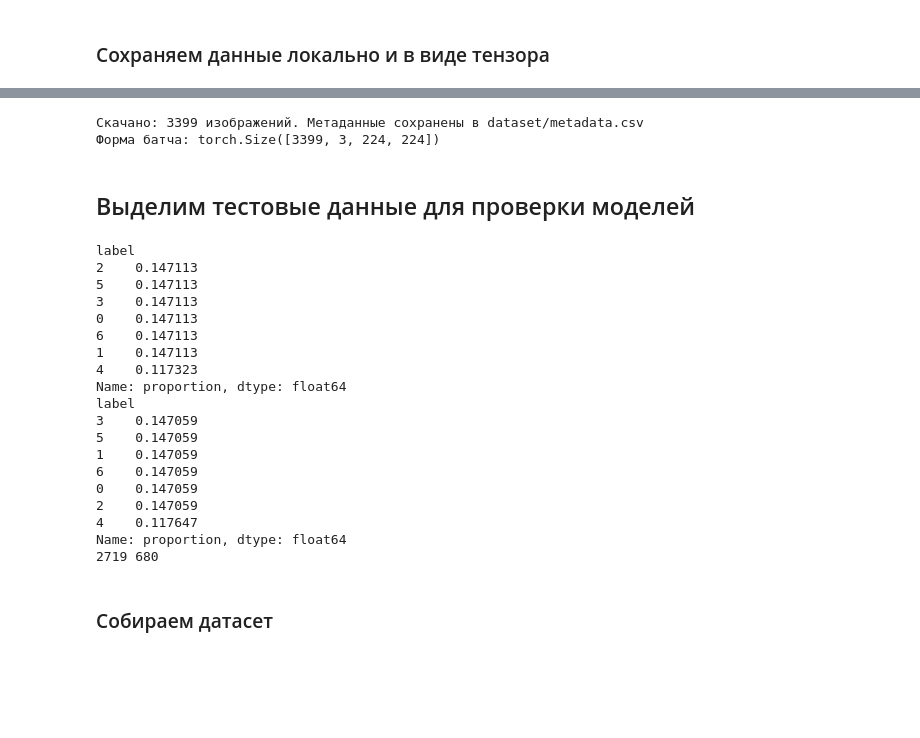
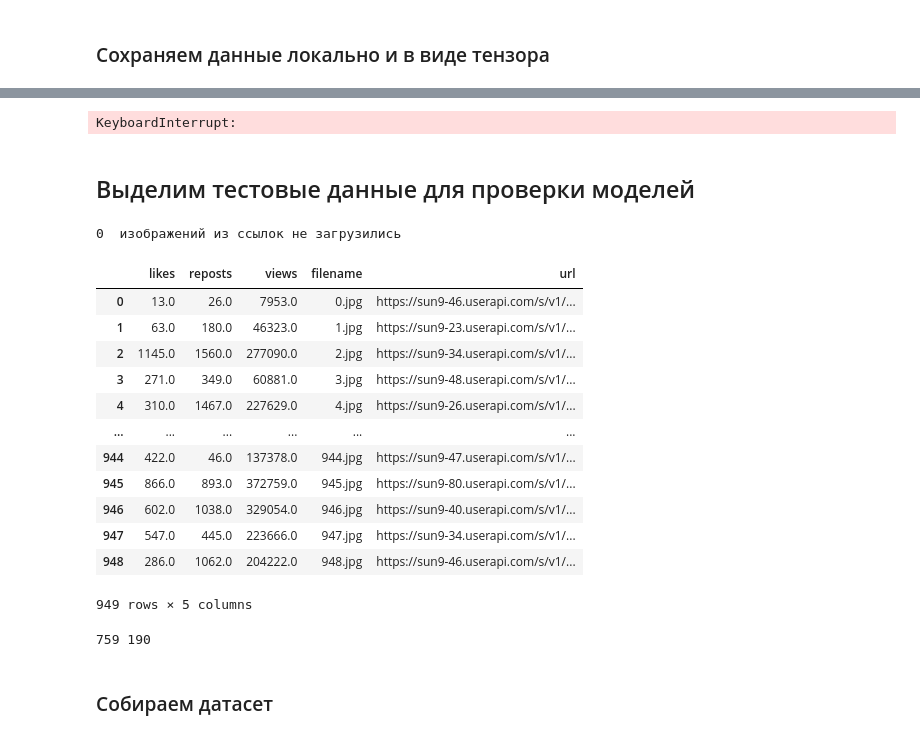
Before and after one commit to Mhlgvr/memobot, a Jupyter notebook: notebooks/parse_likes_data.ipynb, the cells around one changed output, grey strips where cells are left out. Cells and saved outputs as stored; diff of their text form; code cells hidden in the pictures; blank space fills up the shorter version.

```diff
--- a/notebooks/parse_likes_data.ipynb
+++ b/notebooks/parse_likes_data.ipynb
@@ -277,26 +278,21 @@ loop = asyncio.get_event_loop()
 image_data = loop.run_until_complete(download_all(image_urls))
 
 meta = []
-tensors = []
 
 for item in image_data:
     meta.append({
-        "filename": item["filename"],
-        "url": item["url"],
-        "label": item["label"]
+        "likes": item["likes"],
+        "reposts": item["reposts"],
+        "views": item["views"],
+        "filename": item['filename'],
+        "url": item['url'],
+        "group_id": item['group_id']
     })
-    tensors.append(item["tensor"])
 
 df = pd.DataFrame(meta)
 df.to_csv(meta_csv, index=False)
-print(f"\nСкачано: {len(tensors)} изображений. Метаданные сохранены в {meta_csv}")
-
-# Пример: стек всех изображений в батч [N, C, H, W]
-batch_tensor = torch.stack(tensors)
-labels_tensor = torch.tensor(df['label'].values)
-print(f"Форма батча: {batch_tensor.shape}")  # [N, 3, 224, 224]
+print(f"\nСкачано: {len(df)} изображений. Метаданные сохранены в {meta_csv}")
 # %% [output]
-Скачано: 3399 изображений. Метаданные сохранены в dataset/metadata.csv
-Форма батча: torch.Size([3399, 3, 224, 224])
+KeyboardInterrupt:
 # %% [markdown]
 ## Выделим тестовые данные для проверки моделей
@@ -308,36 +299,38 @@ print(os.getcwd())
 # %%
+count = 0
 for filename in df['filename']:
-    path = 'dataset/images/' + filename
+    path = os.path.join(output_dir, filename)
     if not os.path.exists(path):
-        df = df[df['filename'] != filename]
+        count += 1
+        clean_df = df[df['filename'] != filename]
+
+print(count, " изображений из ссылок не загрузились")
+# %% [output]
+0  изображений из ссылок не загрузились
+# %%
+clean_df
+# %% [output]
+|  | likes | reposts | views | filename | url |
+| 0 | 13.0 | 26.0 | 7953.0 | 0.jpg | https://sun9-46.userapi.com/s/v1/... |
+| 1 | 63.0 | 180.0 | 46323.0 | 1.jpg | https://sun9-23.userapi.com/s/v1/... |
+| 2 | 1145.0 | 1560.0 | 277090.0 | 2.jpg | https://sun9-34.userapi.com/s/v1/... |
+| 3 | 271.0 | 349.0 | 60881.0 | 3.jpg | https://sun9-48.userapi.com/s/v1/... |
+| 4 | 310.0 | 1467.0 | 227629.0 | 4.jpg | https://sun9-26.userapi.com/s/v1/... |
+| ... | ... | ... | ... | ... | ... |
+| 944 | 422.0 | 46.0 | 137378.0 | 944.jpg | https://sun9-47.userapi.com/s/v1/... |
+| 945 | 866.0 | 893.0 | 372759.0 | 945.jpg | https://sun9-80.userapi.com/s/v1/... |
+| 946 | 602.0 | 1038.0 | 329054.0 | 946.jpg | https://sun9-40.userapi.com/s/v1/... |
+| 947 | 547.0 | 445.0 | 223666.0 | 947.jpg | https://sun9-34.userapi.com/s/v1/... |
+| 948 | 286.0 | 1062.0 | 204222.0 | 948.jpg | https://sun9-46.userapi.com/s/v1/... |
+949 rows × 5 columns
 # %%
 from sklearn.model_selection import train_test_split
 
-train_df, test_df = train_test_split(df, test_size=0.2, stratify=df['label'], random_state=42)
+train_df, test_df = train_test_split(clean_df, test_size=0.2, shuffle=True, random_state=42)
 
-print(train_df['label'].value_counts(normalize=True))
-print(test_df['label'].value_counts(normalize=True))
 print(len(train_df), len(test_df))
 # %% [output]
-label
-2    0.147113
-5    0.147113
-3    0.147113
-0    0.147113
-6    0.147113
-1    0.147113
-4    0.117323
-Name: proportion, dtype: float64
-label
-3    0.147059
-5    0.147059
-1    0.147059
-6    0.147059
-0    0.147059
-2    0.147059
-4    0.117647
-Name: proportion, dtype: float64
-2719 680
+759 190
 # %%
 import shutil
 
```
Also changed, not shown: parts of 8 cells of this notebook, 14 other files.
